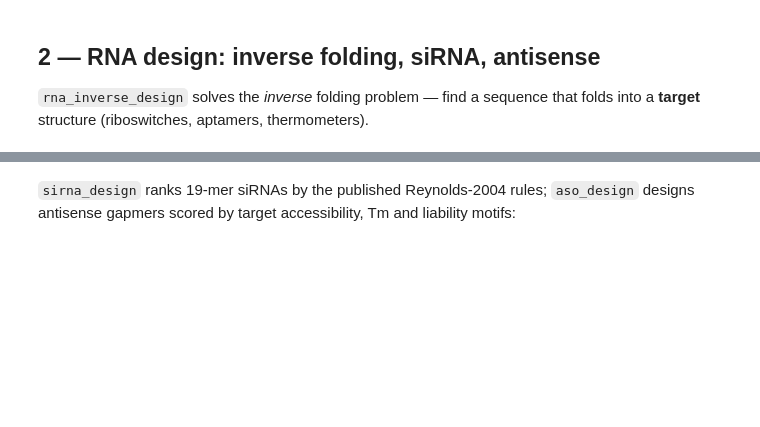
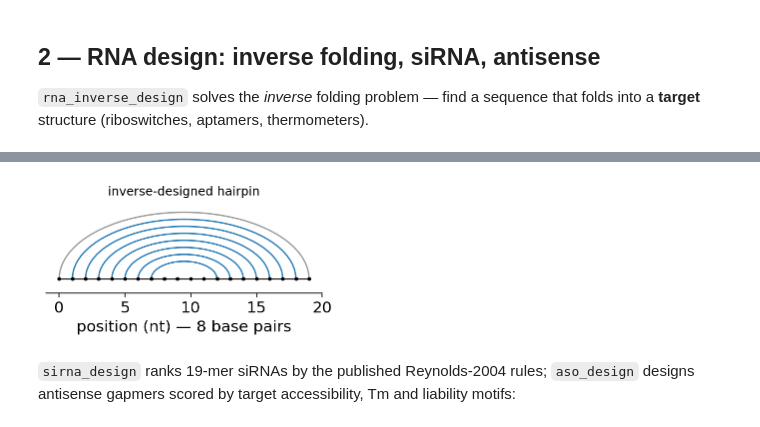
Before and after one commit to Starlitnightly/omicverse-tutorials, a Jupyter notebook: docs/Tutorials-synbio/t_synbio_04_advanced.ipynb, the cells around one changed output, grey strips where cells are left out. Drawn from its saved outputs; the diff is of its cells as text; code cells hidden in the pictures; blank space fills up the shorter version.

```diff
--- a/docs/Tutorials-synbio/t_synbio_04_advanced.ipynb
+++ b/docs/Tutorials-synbio/t_synbio_04_advanced.ipynb
@@ -74,3 +81,10 @@ GUGCGCGCGCGCGCGCGUAC  ->  ((((((((....))))))))  (dist=0, mfe=-13.2)
+# %%
+# the designed sequence folds exactly into the requested hairpin
+ov.synbio.plot_rna_structure(designs[0].sequence, designs[0].structure,
+                             title='inverse-designed hairpin')
+None
+# %% [output]
+[figure, added]
 # %% [markdown]
 `sirna_design` ranks 19-mer siRNAs by the published Reynolds-2004 rules; `aso_design` designs antisense gapmers scored by target accessibility, Tm and liability motifs:
 # %%
```
Also changed, not shown: parts of 5 cells of this notebook.
